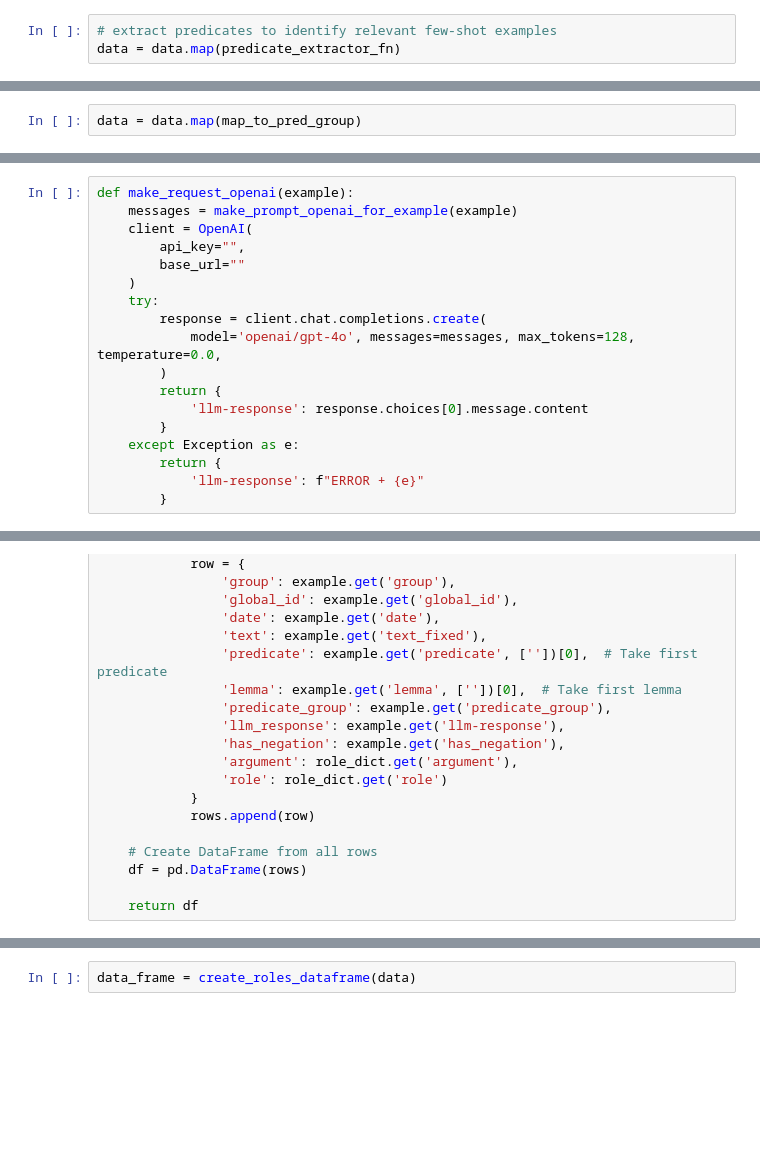
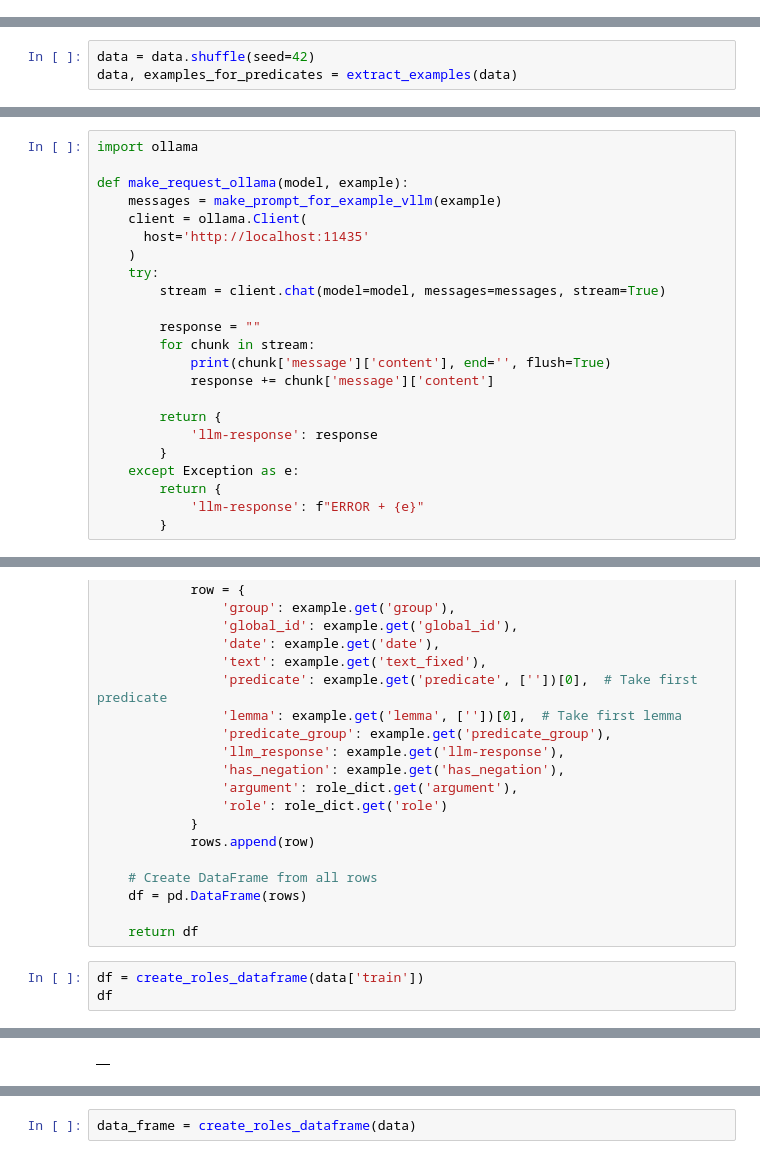
Before and after one commit to bac-cab/llm-for-srl, a Jupyter notebook: llm-for-srl.ipynb, the cells around one changed output, grey strips where cells are left out. Cells and saved outputs as stored; diff of their text form; blank space fills up the shorter version.

```diff
--- a/llm-for-srl.ipynb
+++ b/llm-for-srl.ipynb
@@ -105,3 +76,0 @@ def predicate_extractor_fn(example):
-# %%
-# extract predicates to identify relevant few-shot examples
-data = data.map(predicate_extractor_fn)
@@ -117,2 +76,0 @@ def map_to_pred_group(example):
-# %%
-data = data.map(map_to_pred_group)
@@ -119,3 +94,6 @@ data = data.map(map_to_pred_group)
+# %%
+data = data.shuffle(seed=42)
+data, examples_for_predicates = extract_examples(data)
 # %%
 from typing import List, Literal
 from pydantic import BaseModel, Field, model_validator
@@ -215,16 +187,21 @@ from openai import OpenAI
 # %%
-def make_request_openai(example):
-    messages = make_prompt_openai_for_example(example)
-    client = OpenAI(
-        api_key="",
-        base_url=""
+import ollama
+
+def make_request_ollama(model, example):
+    messages = make_prompt_for_example_vllm(example)
+    client = ollama.Client(
+      host='http://localhost:11435'
     )
     try:
-        response = client.chat.completions.create(
-            model='openai/gpt-4o', messages=messages, max_tokens=128, temperature=0.0,
-        )
+        stream = client.chat(model=model, messages=messages, stream=True)
+
+        response = ""
+        for chunk in stream:
+            print(chunk['message']['content'], end='', flush=True)
+            response += chunk['message']['content']
+
         return {
-            'llm-response': response.choices[0].message.content
+            'llm-response': response
         }
     except Exception as e:
         return {
@@ -352,3 +339,7 @@ def create_roles_dataframe(examples: List[Dict]) -> pd.DataFrame:
     df = pd.DataFrame(rows)
 
     return df
+# %%
+df = create_roles_dataframe(data['train'])
+df
+# %% [output]
@@ -354,0 +347 @@ def create_roles_dataframe(examples: List[Dict]) -> pd.DataFrame:
+|  |
```
Also changed, not shown: parts of 35 cells of this notebook, 3 other files.
